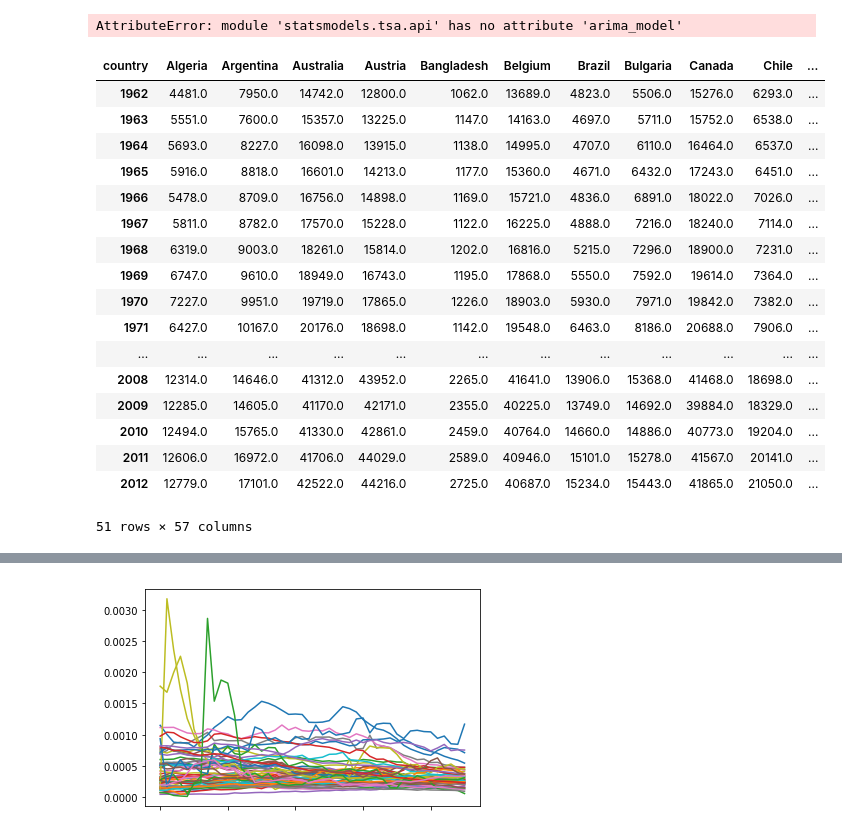
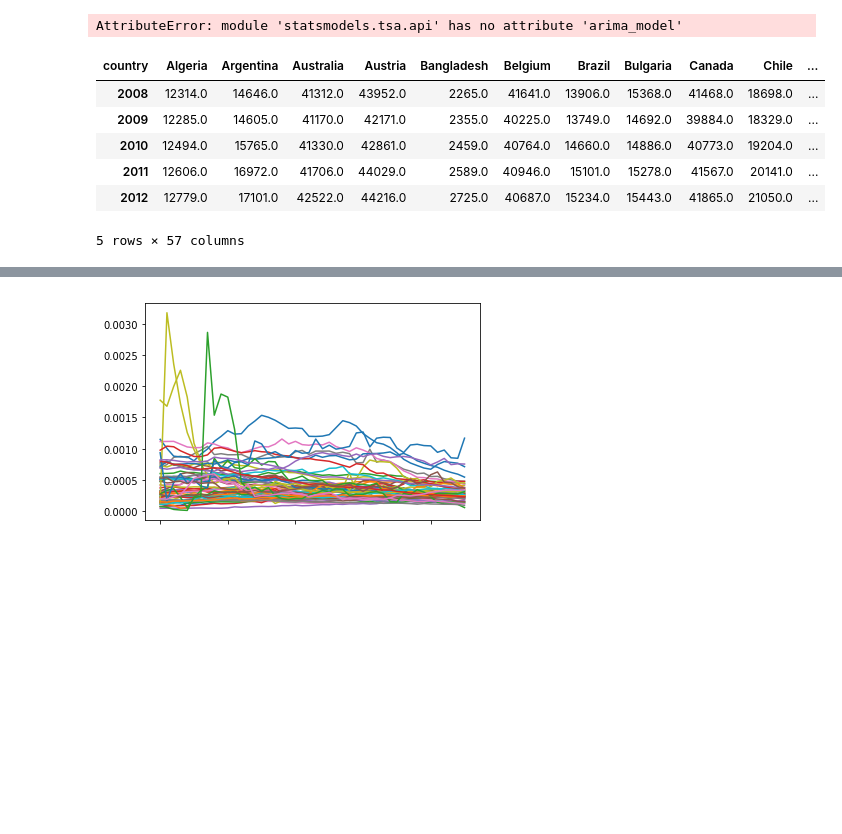
Before and after one commit to robinleoknauth/time_series_project, a Jupyter notebook: carbon_emissions_EDA.ipynb, the cells around one changed output, grey strips where cells are left out. Cells and saved outputs as stored; diff of their text form; code cells hidden in the pictures; blank space fills up the shorter version.

```diff
--- a/carbon_emissions_EDA.ipynb
+++ b/carbon_emissions_EDA.ipynb
@@ -228,35 +228,24 @@ df_gdp_com = df_gdp_clean[df_gdp_clean['country'].isin(df_co2_clean['country'])]
 # %%
 # df_gdp_com
 df_gdp_transpose = df_gdp_com.transpose()
 df_gdp_transpose.columns = df_gdp_transpose.iloc[0]
 df_gdp_transpose.drop('country',0, inplace = True)
 # df_gdp_com = df_gdp_transpose.rename(index = str, columns={"country": "year"})
 df_gdp_transpose = df_gdp_transpose.apply(pd.to_numeric)
 
 
 # df_gdp_transpose.index.names = ['year']
 # df_gdp_transpose = df_gdp_transpose.reindex(df_gdp_com.index.rename(['year']))
-df_gdp_transpose
+df_gdp_transpose.tail()
 # df_gdp_com.info()
 # %% [output]
 | country | Algeria | Argentina | Australia | Austria | Bangladesh | Belgium | Brazil | Bulgaria | Canada | Chile | ... |
-| 1962 | 4481.0 | 7950.0 | 14742.0 | 12800.0 | 1062.0 | 13689.0 | 4823.0 | 5506.0 | 15276.0 | 6293.0 | ... |
-| 1963 | 5551.0 | 7600.0 | 15357.0 | 13225.0 | 1147.0 | 14163.0 | 4697.0 | 5711.0 | 15752.0 | 6538.0 | ... |
-| 1964 | 5693.0 | 8227.0 | 16098.0 | 13915.0 | 1138.0 | 14995.0 | 4707.0 | 6110.0 | 16464.0 | 6537.0 | ... |
-| 1965 | 5916.0 | 8818.0 | 16601.0 | 14213.0 | 1177.0 | 15360.0 | 4671.0 | 6432.0 | 17243.0 | 6451.0 | ... |
-| 1966 | 5478.0 | 8709.0 | 16756.0 | 14898.0 | 1169.0 | 15721.0 | 4836.0 | 6891.0 | 18022.0 | 7026.0 | ... |
-| 1967 | 5811.0 | 8782.0 | 17570.0 | 15228.0 | 1122.0 | 16225.0 | 4888.0 | 7216.0 | 18240.0 | 7114.0 | ... |
-| 1968 | 6319.0 | 9003.0 | 18261.0 | 15814.0 | 1202.0 | 16816.0 | 5215.0 | 7296.0 | 18900.0 | 7231.0 | ... |
-| 1969 | 6747.0 | 9610.0 | 18949.0 | 16743.0 | 1195.0 | 17868.0 | 5550.0 | 7592.0 | 19614.0 | 7364.0 | ... |
-| 1970 | 7227.0 | 9951.0 | 19719.0 | 17865.0 | 1226.0 | 18903.0 | 5930.0 | 7971.0 | 19842.0 | 7382.0 | ... |
-| 1971 | 6427.0 | 10167.0 | 20176.0 | 18698.0 | 1142.0 | 19548.0 | 6463.0 | 8186.0 | 20688.0 | 7906.0 | ... |
-| ... | ... | ... | ... | ... | ... | ... | ... | ... | ... | ... | ... |
 | 2008 | 12314.0 | 14646.0 | 41312.0 | 43952.0 | 2265.0 | 41641.0 | 13906.0 | 15368.0 | 41468.0 | 18698.0 | ... |
 | 2009 | 12285.0 | 14605.0 | 41170.0 | 42171.0 | 2355.0 | 40225.0 | 13749.0 | 14692.0 | 39884.0 | 18329.0 | ... |
 | 2010 | 12494.0 | 15765.0 | 41330.0 | 42861.0 | 2459.0 | 40764.0 | 14660.0 | 14886.0 | 40773.0 | 19204.0 | ... |
 | 2011 | 12606.0 | 16972.0 | 41706.0 | 44029.0 | 2589.0 | 40946.0 | 15101.0 | 15278.0 | 41567.0 | 20141.0 | ... |
 | 2012 | 12779.0 | 17101.0 | 42522.0 | 44216.0 | 2725.0 | 40687.0 | 15234.0 | 15443.0 | 41865.0 | 21050.0 | ... |
-51 rows × 57 columns
+5 rows × 57 columns
 # %%
 '''
 find the betas of gdp/c and co2/c per year for all countries
```
Also changed, not shown: parts of 14 cells of this notebook.
